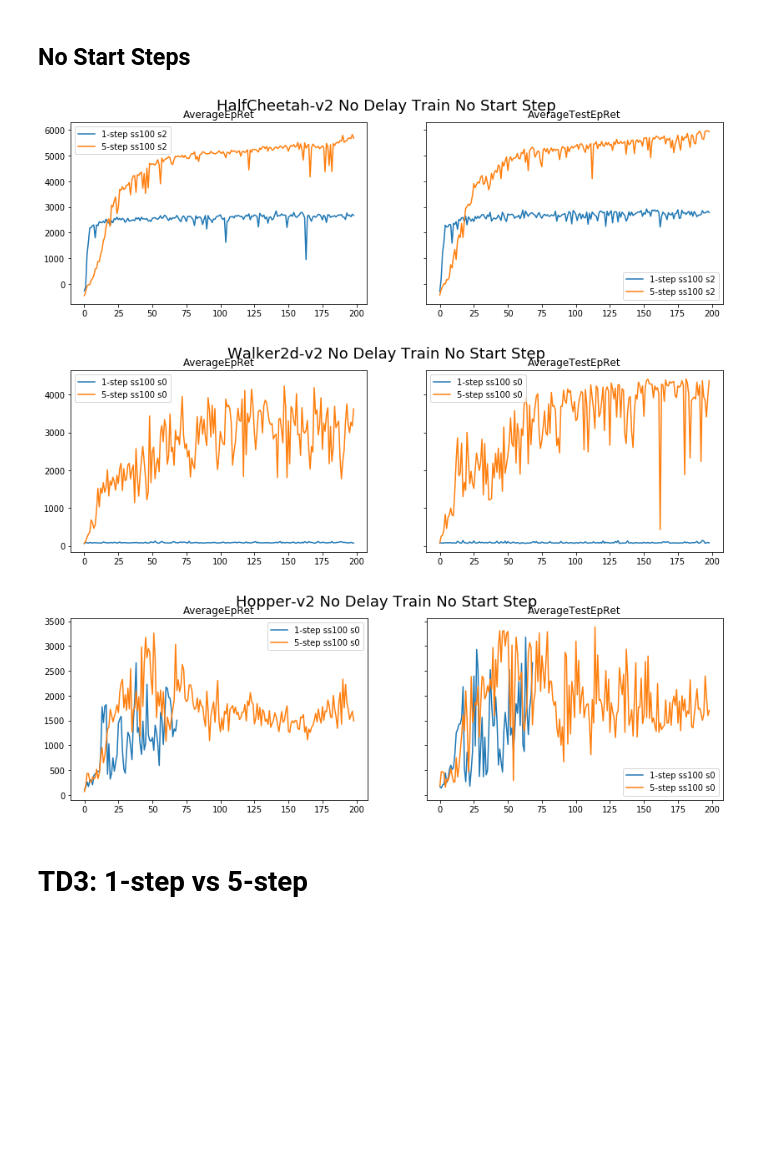
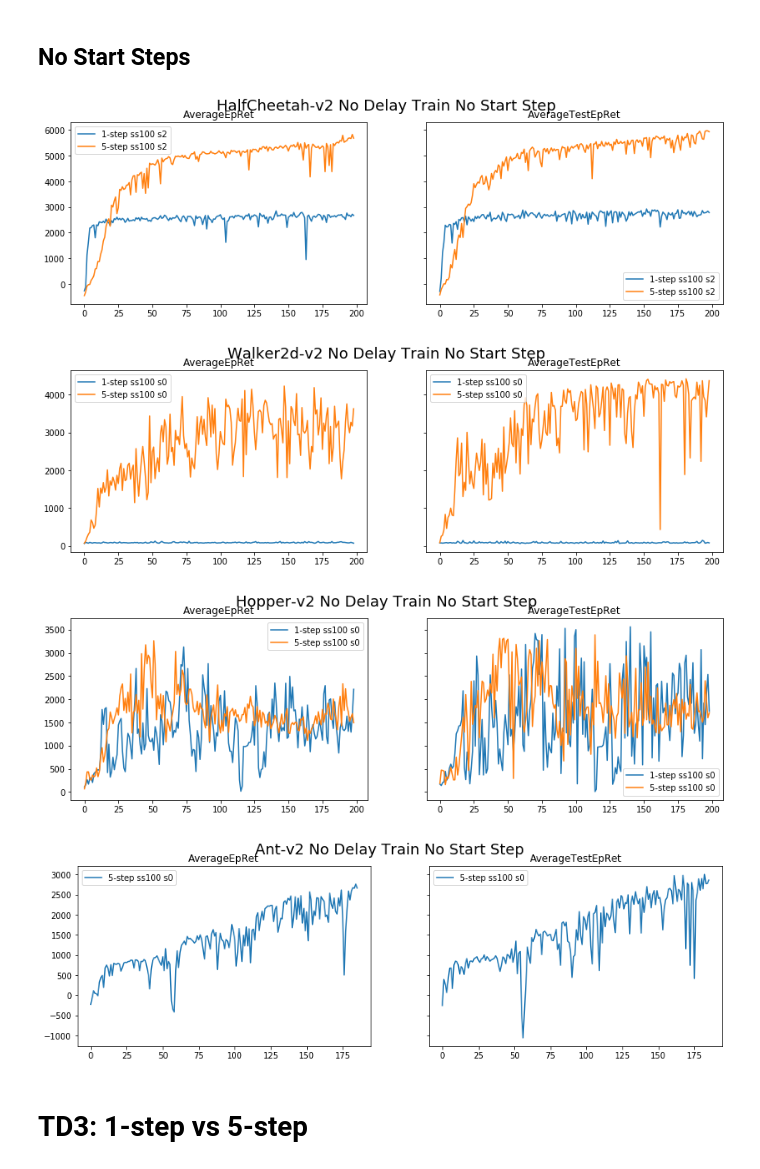
Before and after one commit to LinghengMeng/spinningup, a Jupyter notebook: spinup/algos/ddpg_n_step/comparison.ipynb, the cells around one changed output. Cells and saved outputs as stored; diff of their text form; code cells hidden in the pictures; blank space fills up the shorter version.

```diff
--- a/spinup/algos/ddpg_n_step/comparison.ipynb
+++ b/spinup/algos/ddpg_n_step/comparison.ipynb
@@ -332,22 +332,30 @@ Hopper_1step_ss100_s0 = r"C:\Users\Lingheng\Google Drive\git_repos\spinup_data\2
 Hopper_5step_ss100_s0 = r"C:\Users\Lingheng\Google Drive\git_repos\spinup_data\2019-07-11_ddpg_n_step_Hopper_v2_5step_2L_10e6_NoDelayTrain_SS100\2019-07-11_07-25-13-ddpg_n_step_Hopper_v2_5step_2L_10e6_NoDelayTrain_SS100_s0"
 Hopper_1step_ss100_s0_df = pd.read_csv(Hopper_1step_ss100_s0+r'\progress.txt',  sep='\t')
 Hopper_5step_ss100_s0_df = pd.read_csv(Hopper_5step_ss100_s0+r'\progress.txt',  sep='\t')
+
+Ant_5step_ss100_s0 = r"C:\Users\Lingheng\Google Drive\git_repos\spinup_data\2019-07-11_ddpg_n_step_Ant_v2_5step_2L_10e6_NoDelayTrain_SS100\2019-07-11_10-58-19-ddpg_n_step_Ant_v2_5step_2L_10e6_NoDelayTrain_SS100_s0"
+Ant_5step_ss100_s0_df = pd.read_csv(Ant_5step_ss100_s0+r'\progress.txt',  sep='\t')
 # %%
 plot_data([HalfCheetah_1_step_ss100_df_s2, HalfCheetah_5_step_ss100_df_s2],
           legend=['1-step ss100 s2','5-step ss100 s2'],
           task_name='HalfCheetah-v2 No Delay Train No Start Step', fig_name='DDPG_n_step_HalfCheetah_v2_No_Delay_Train_ss100.jpg')
 
 plot_data([walker2d_1step_ss100_s0_df, Walker2d_5step_ss100_s0_df],
           legend=['1-step ss100 s0','5-step ss100 s0'],
           task_name='Walker2d-v2 No Delay Train No Start Step', fig_name='DDPG_n_step_Walker2d_v2_No_Delay_Train_ss100.jpg')
 
 plot_data([Hopper_1step_ss100_s0_df, Hopper_5step_ss100_s0_df],
           legend=['1-step ss100 s0','5-step ss100 s0'],
           task_name='Hopper-v2 No Delay Train No Start Step', fig_name='DDPG_n_step_Hopper_v2_No_Delay_Train_ss100.jpg')
+
+plot_data([Ant_5step_ss100_s0_df],
+          legend=['5-step ss100 s0'],
+          task_name='Ant-v2 No Delay Train No Start Step', fig_name='DDPG_n_step_Ant_v2_No_Delay_Train_ss100.jpg')
 # %% [output]
 [figure]
 [figure]
-[figure, old version]
+[figure, new version]
+[figure, added]
 # %% [markdown]
 # TD3: 1-step vs 5-step
 # %% [markdown]
```
Also changed, not shown: 1 other file.
